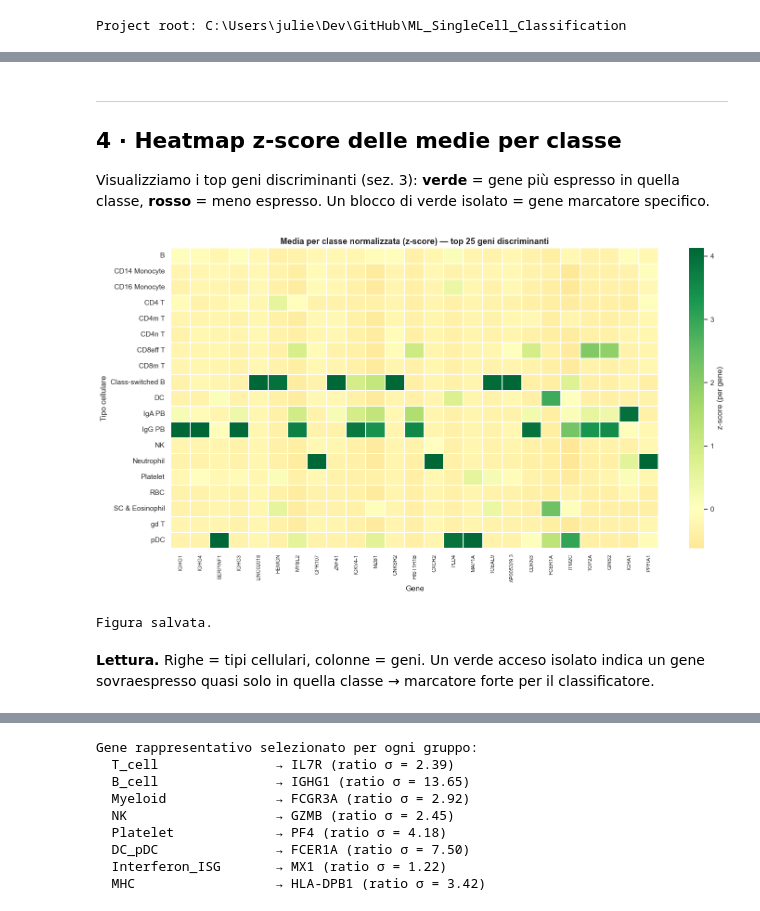
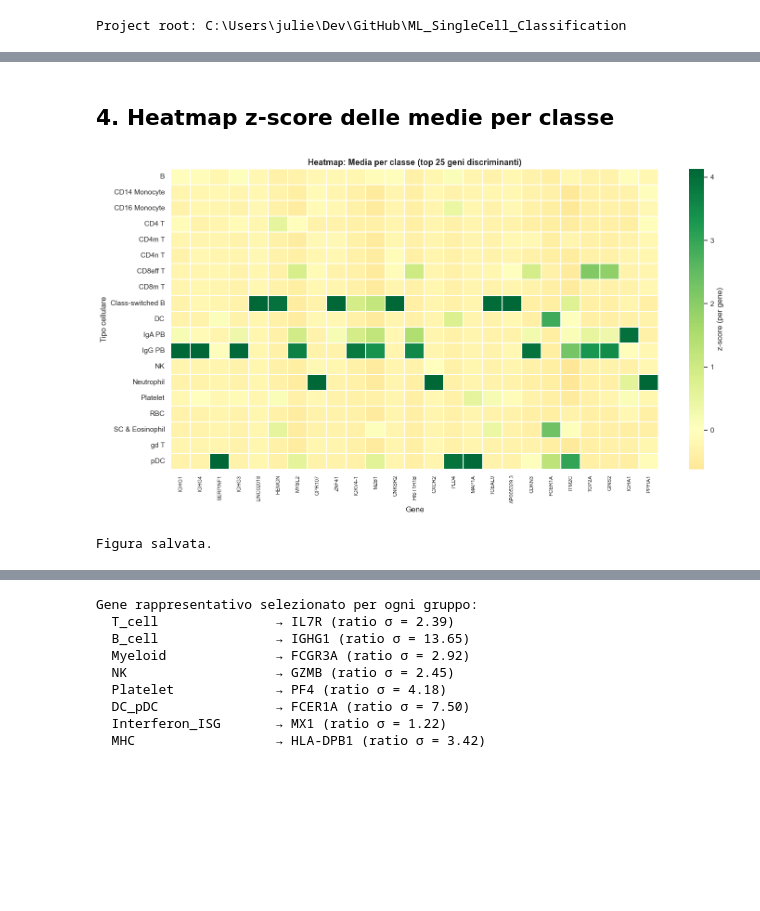
Before and after one commit to juliet4b/Single-Cell_RNA-seq_Classification, a Jupyter notebook: notebooks/EDA.ipynb, the cells around one changed output, grey strips where cells are left out. Saved outputs shown, nothing was run; the diff lists cells and outputs as text; code cells hidden in the pictures; blank space fills up the shorter version.

```diff
--- a/notebooks/EDA.ipynb
+++ b/notebooks/EDA.ipynb
@@ -283,31 +291,24 @@ nel notebook `Machine_learning_models.ipynb`.
 # %% [markdown]
----
-## 4 · Heatmap z-score delle medie per classe
-
-Visualizziamo i top geni discriminanti (sez. 3): **verde** = gene più espresso in quella
-classe, **rosso** = meno espresso. Un blocco di verde isolato = gene marcatore specifico.
+## 4. Heatmap z-score delle medie per classe
 # %%
 top_genes_hm = ratio.head(25).index
 means_sub    = class_means[top_genes_hm]
 means_norm   = (means_sub - means_sub.mean()) / (means_sub.std() + 1e-9)
 
 fig, ax = plt.subplots(figsize=(15, 8))
 sns.heatmap(
     means_norm, annot=False, cmap="RdYlGn", center=0, ax=ax,
     linewidths=0.3, cbar_kws={"label": "z-score (per gene)"}
 )
-ax.set_title("Media per classe normalizzata (z-score) — top 25 geni discriminanti",
+ax.set_title("Heatmap: Media per classe (top 25 geni discriminanti)",
              fontsize=13, fontweight="bold")
 ax.set_xlabel("Gene"); ax.set_ylabel("Tipo cellulare")
 plt.setp(ax.get_xticklabels(), rotation=90, fontsize=8)
 plt.tight_layout()
 fig.savefig(FIGURES_DIR / "eda_heatmap_zscore.png", dpi=150, bbox_inches="tight")
 plt.show()
 print("Figura salvata.")
 # %% [output]
-[figure, old version]
+[figure, new version]
 Figura salvata.
-# %% [markdown]
-**Lettura.** Righe = tipi cellulari, colonne = geni. Un verde acceso isolato indica un gene
-sovraespresso quasi solo in quella classe → marcatore forte per il classificatore.
 # %% [markdown]
```
Also changed, not shown: parts of 36 cells of this notebook, 4 other files.
